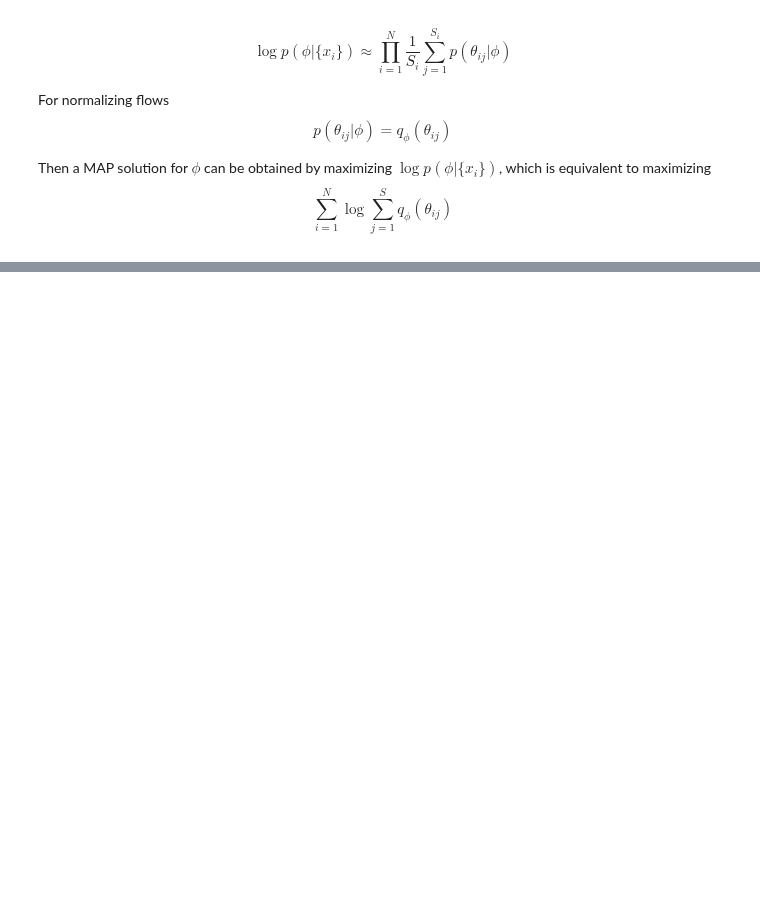
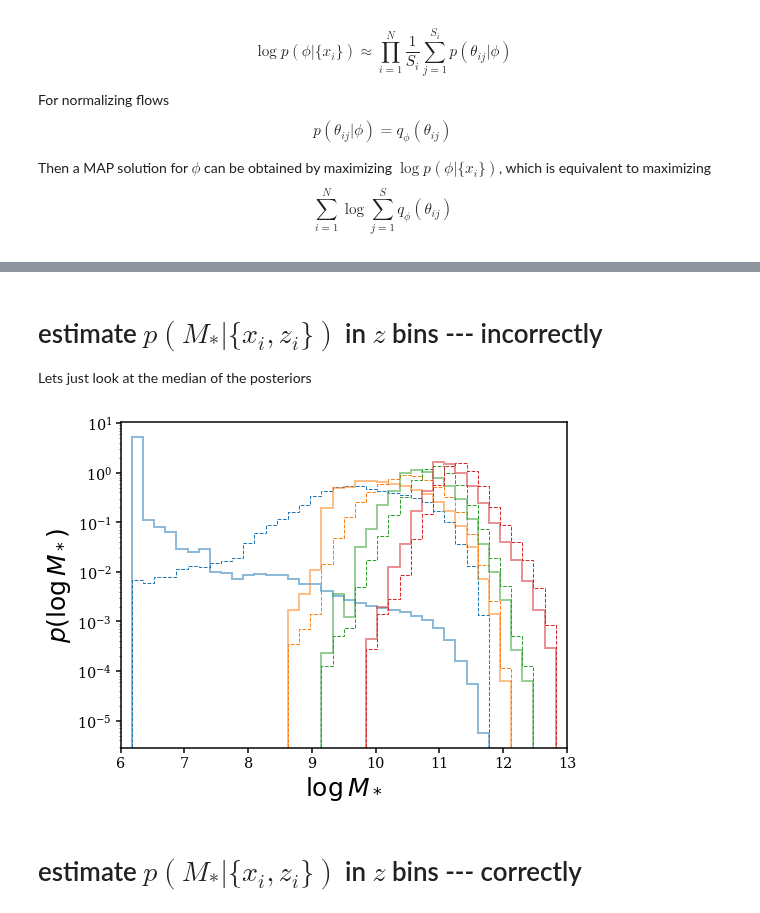
Before and after one commit to changhoonhahn/provabgs, a Jupyter notebook: svda/nb/smf.ipynb, the cells around one changed output, grey strips where cells are left out. Drawn from its saved outputs; the diff is of its cells as text; code cells hidden in the pictures; blank space fills up the shorter version.

```diff
--- a/svda/nb/smf.ipynb
+++ b/svda/nb/smf.ipynb
@@ -294,0 +97,30 @@ sub.set_ylim(1e-7, None)
+# %% [markdown]
+# estimate $p(M_* | \{x_i, z_i \})$ in $z$ bins --- incorrectly
+
+Lets just look at the median of the posteriors
+# %%
+fig = plt.figure(figsize=(8,6))
+sub = fig.add_subplot(111)
+for i, zmin, zmax in zip(range(4), [0., 0.1, 0.2, 0.3], [0.1, 0.2, 0.3, 0.4]):
+    # Vmax based importance weights
+    zlim = (bgs['Z_HP'].data > zmin) & (bgs['Z_HP'].data < zmax) & bgs['is_bgs_bright']
+
+    v_zmin = Planck13.comoving_volume(zmin).value * Planck13.h**3 # (Mpc/h)^3
+    v_zmax = Planck13.comoving_volume(zmax).value * Planck13.h**3 # (Mpc/h)^3
+
+    w_import = (v_zmax - v_zmin) / (vmaxes.clip(v_zmin, v_zmax) - v_zmin)
+    w_import *= bgs['provabgs_w_zfail'].data * bgs['provabgs_w_fibassign']
+
+    _ = sub.hist(np.median(logM_posteriors[zlim], axis=1), bins=40, range=(6., 13.), color='C%i' % i,
+                 linestyle='--', histtype='step', density=True)
+    _ = sub.hist(np.median(logM_posteriors[zlim], axis=1), weights=w_import[zlim], bins=40, range=(6., 13.),
+                 color='C%i' % i, linewidth=2, histtype='step', alpha=0.5, density=True)
+sub.set_xlabel(r'$\log M_*$', fontsize=25)
+sub.set_xlim(6., 13)
+sub.set_ylabel(r'$p(\log M_*)$', fontsize=25)
+sub.set_yscale('log')
+plt.show()
+# %% [output]
+[figure, added]
+# %% [markdown]
+# estimate $p(M_* | \{x_i, z_i \})$ in $z$ bins --- correctly
```
Also changed, not shown: parts of 42 cells of this notebook.
